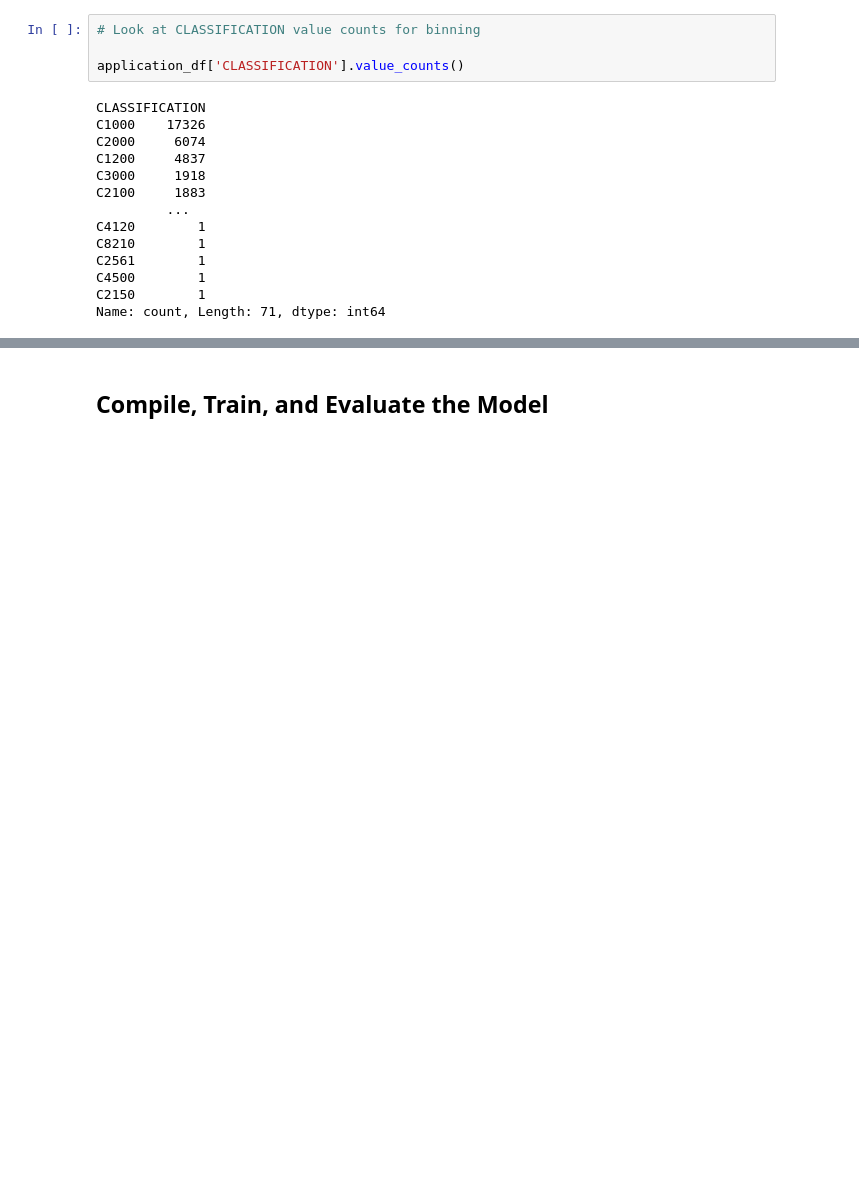
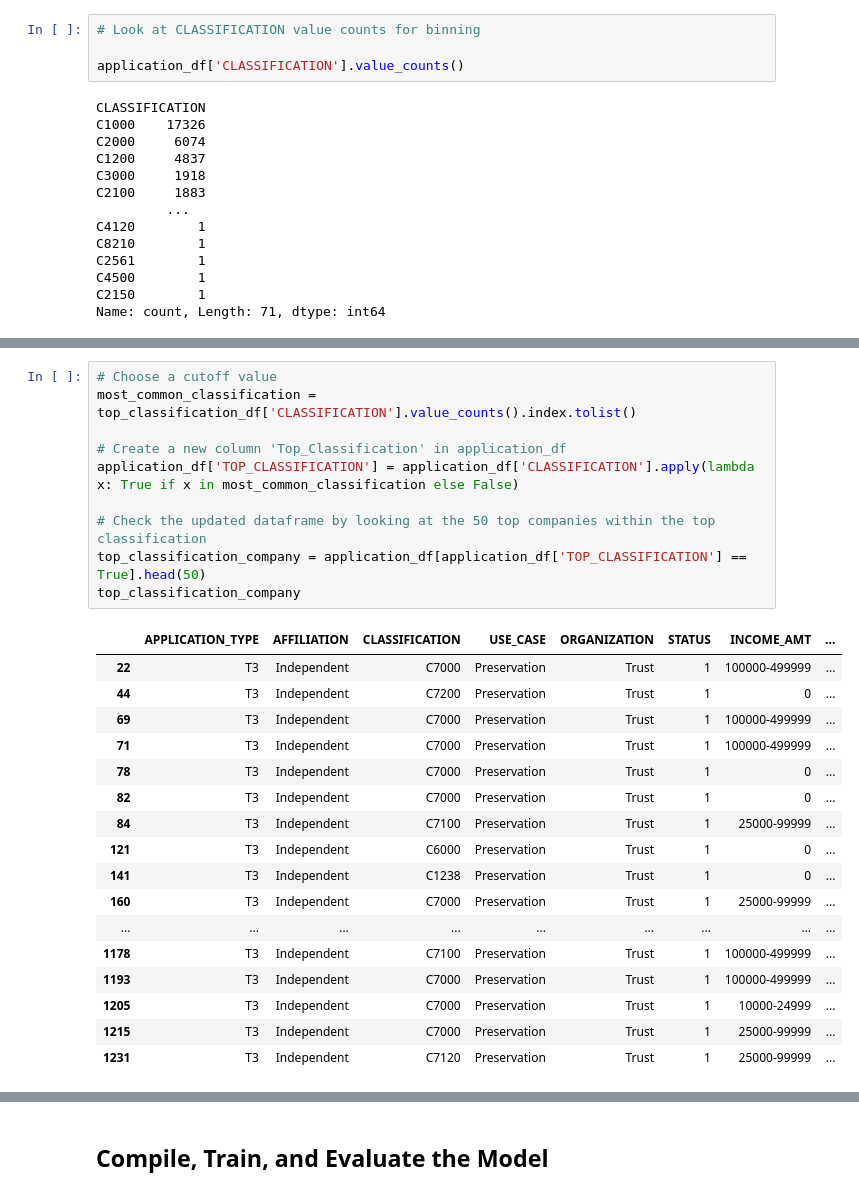
Before and after one commit to Xthe23/deep-learning-challenge, a Jupyter notebook: neural-net-deep.ipynb, the cells around one changed output, grey strips where cells are left out. Drawn from its saved outputs; the diff is of its cells as text; blank space fills up the shorter version.

```diff
--- a/neural-net-deep.ipynb
+++ b/neural-net-deep.ipynb
@@ -167,2 +145,30 @@ Name: count, dtype: int64
+# %%
+# Choose a cutoff value
+most_common_classification = top_classification_df['CLASSIFICATION'].value_counts().index.tolist()
+
+# Create a new column 'Top_Classification' in application_df
+application_df['TOP_CLASSIFICATION'] = application_df['CLASSIFICATION'].apply(lambda x: True if x in most_common_classification else False)
+
+# Check the updated dataframe by looking at the 50 top companies within the top classification
+top_classification_company = application_df[application_df['TOP_CLASSIFICATION'] == True].head(50)
+top_classification_company
+# %% [output]
+|  | APPLICATION_TYPE | AFFILIATION | CLASSIFICATION | USE_CASE | ORGANIZATION | STATUS | INCOME_AMT | ... |
+| 22 | T3 | Independent | C7000 | Preservation | Trust | 1 | 100000-499999 | ... |
+| 44 | T3 | Independent | C7200 | Preservation | Trust | 1 | 0 | ... |
+| 69 | T3 | Independent | C7000 | Preservation | Trust | 1 | 100000-499999 | ... |
+| 71 | T3 | Independent | C7000 | Preservation | Trust | 1 | 100000-499999 | ... |
+| 78 | T3 | Independent | C7000 | Preservation | Trust | 1 | 0 | ... |
+| 82 | T3 | Independent | C7000 | Preservation | Trust | 1 | 0 | ... |
+| 84 | T3 | Independent | C7100 | Preservation | Trust | 1 | 25000-99999 | ... |
+| 121 | T3 | Independent | C6000 | Preservation | Trust | 1 | 0 | ... |
+| 141 | T3 | Independent | C1238 | Preservation | Trust | 1 | 0 | ... |
+| 160 | T3 | Independent | C7000 | Preservation | Trust | 1 | 25000-99999 | ... |
+| ... | ... | ... | ... | ... | ... | ... | ... | ... |
+| 1178 | T3 | Independent | C7100 | Preservation | Trust | 1 | 100000-499999 | ... |
+| 1193 | T3 | Independent | C7000 | Preservation | Trust | 1 | 100000-499999 | ... |
+| 1205 | T3 | Independent | C7000 | Preservation | Trust | 1 | 10000-24999 | ... |
+| 1215 | T3 | Independent | C7000 | Preservation | Trust | 1 | 25000-99999 | ... |
+| 1231 | T3 | Independent | C7120 | Preservation | Trust | 1 | 25000-99999 | ... |
 # %%
 # Convert categorical data to numeric with `pd.get_dummies`
```
Also changed, not shown: parts of 16 cells of this notebook, 30 other files.
